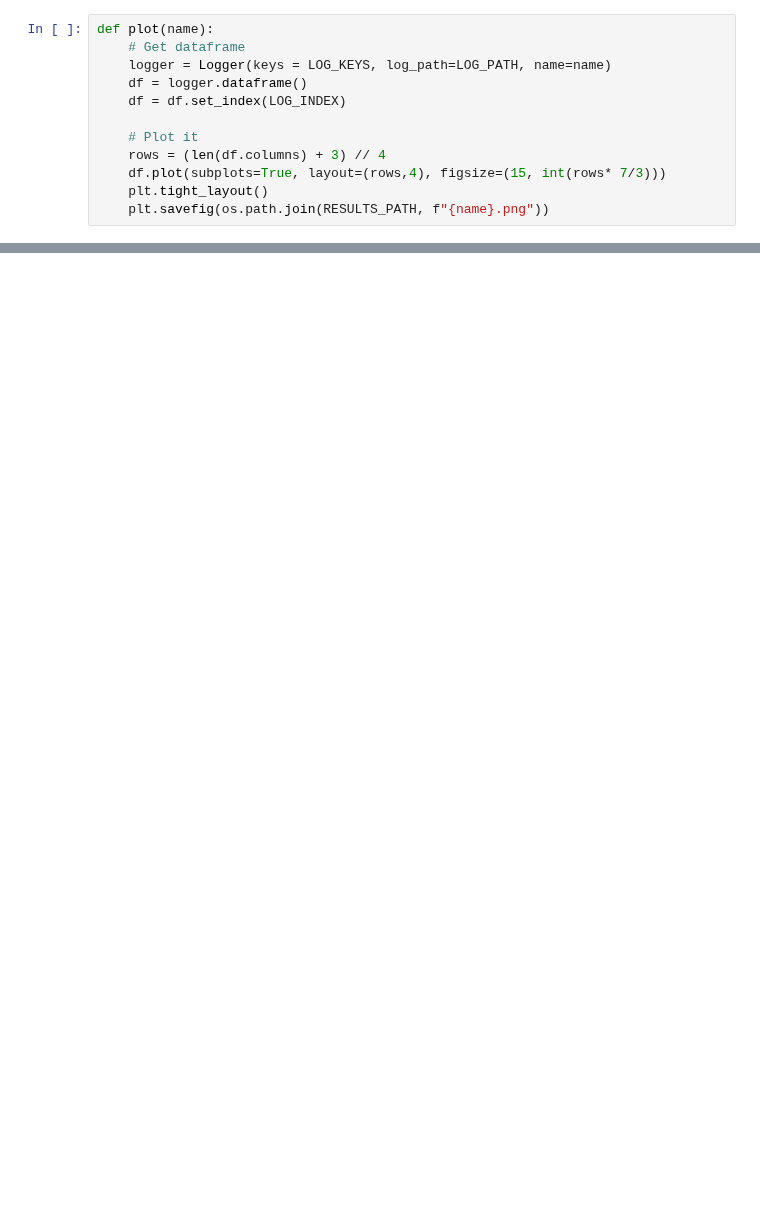
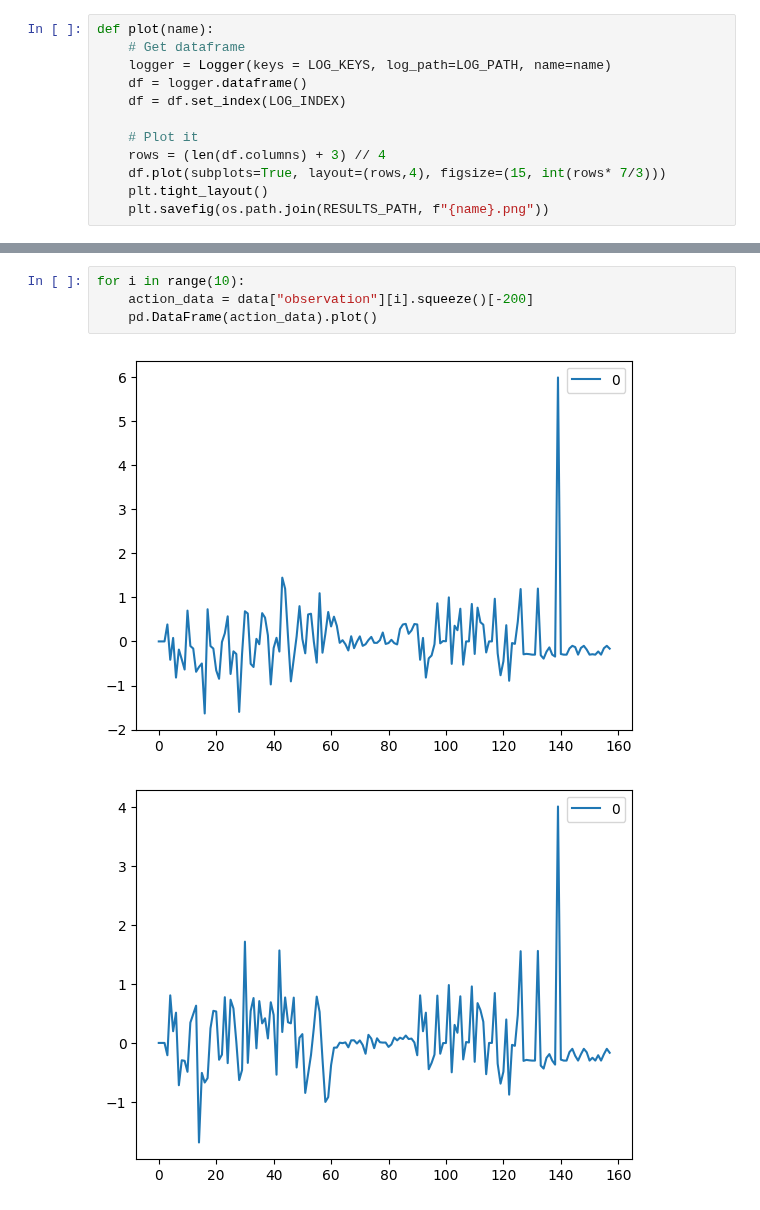
Before and after one commit to notDroid/unity-rl, a Jupyter notebook: experiments/Crawler/ppo/rl.ipynb, the cells around one changed output, grey strips where cells are left out. Drawn from its saved outputs; the diff is of its cells as text; blank space fills up the shorter version.

```diff
--- a/experiments/Crawler/ppo/rl.ipynb
+++ b/experiments/Crawler/ppo/rl.ipynb
@@ -449,0 +504,7 @@ SimpleMetricModule(mode="approx")(data)
+# %%
+for i in range(10):
+    action_data = data["observation"][i].squeeze()[-200]
+    pd.DataFrame(action_data).plot()
+# %% [output]
+[figure, added]
+[figure, added]
```
Also changed, not shown: parts of 16 cells of this notebook, 4 other files.
